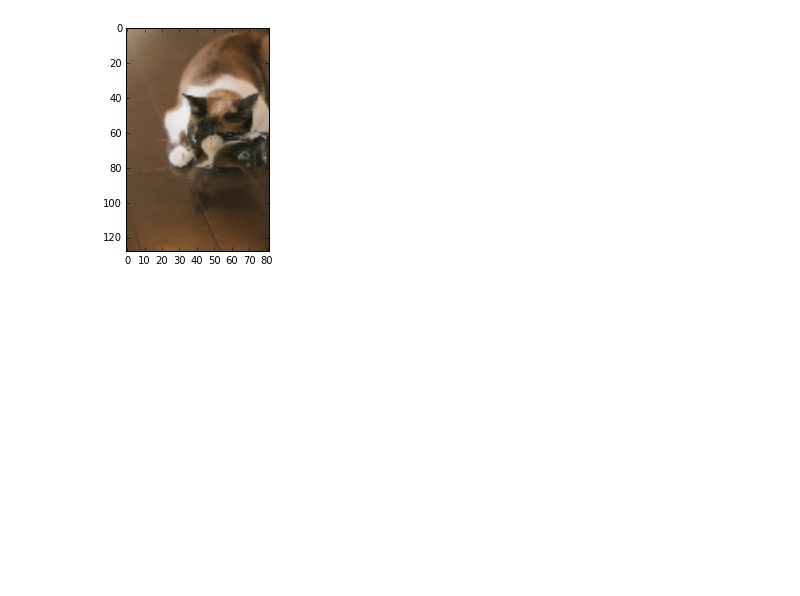
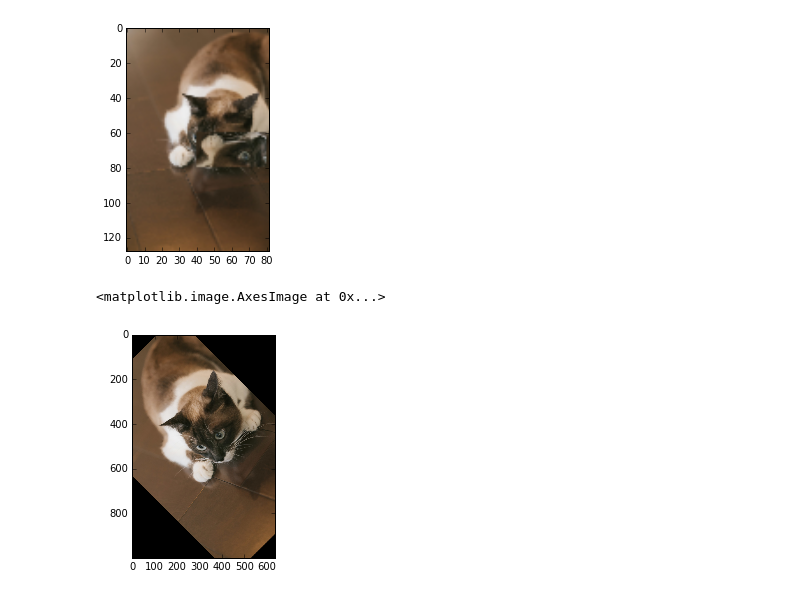
Before and after one commit to SnowMasaya/python_image_process_excerise, a Jupyter notebook: code/docker/python/python-image-process.ipynb, the cells around one changed output. Cells and saved outputs as stored; diff of their text form; code cells hidden in the pictures; blank space fills up the shorter version.

Commit message:
update image process

```diff
--- a/code/docker/python/python-image-process.ipynb
+++ b/code/docker/python/python-image-process.ipynb
@@ -58,3 +58,11 @@ imshow(np.asarray(pil_im))
 # %% [output]
 <matplotlib.image.AxesImage at 0x...>
 [figure]
+# %%
+pil_im = Image.open("data/Cat9V9A8958_TP_V1.jpg")
+out = pil_im.resize((128, 128))
+out = pil_im.rotate(45)
+imshow(np.asarray(out))
+# %% [output]
+<matplotlib.image.AxesImage at 0x...>
+[figure, added]
```
Also changed, not shown: parts of 9 cells of this notebook, 4 other files.
